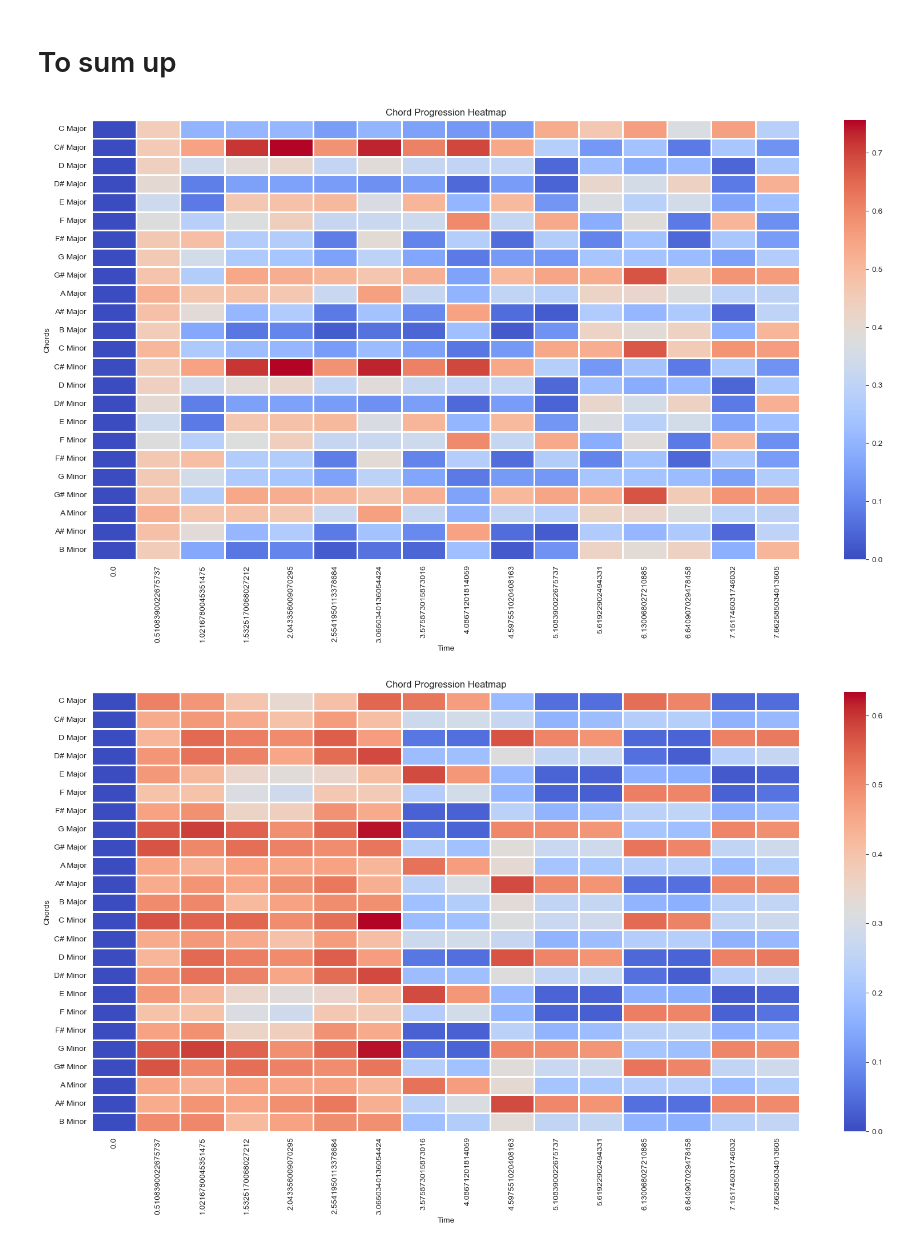
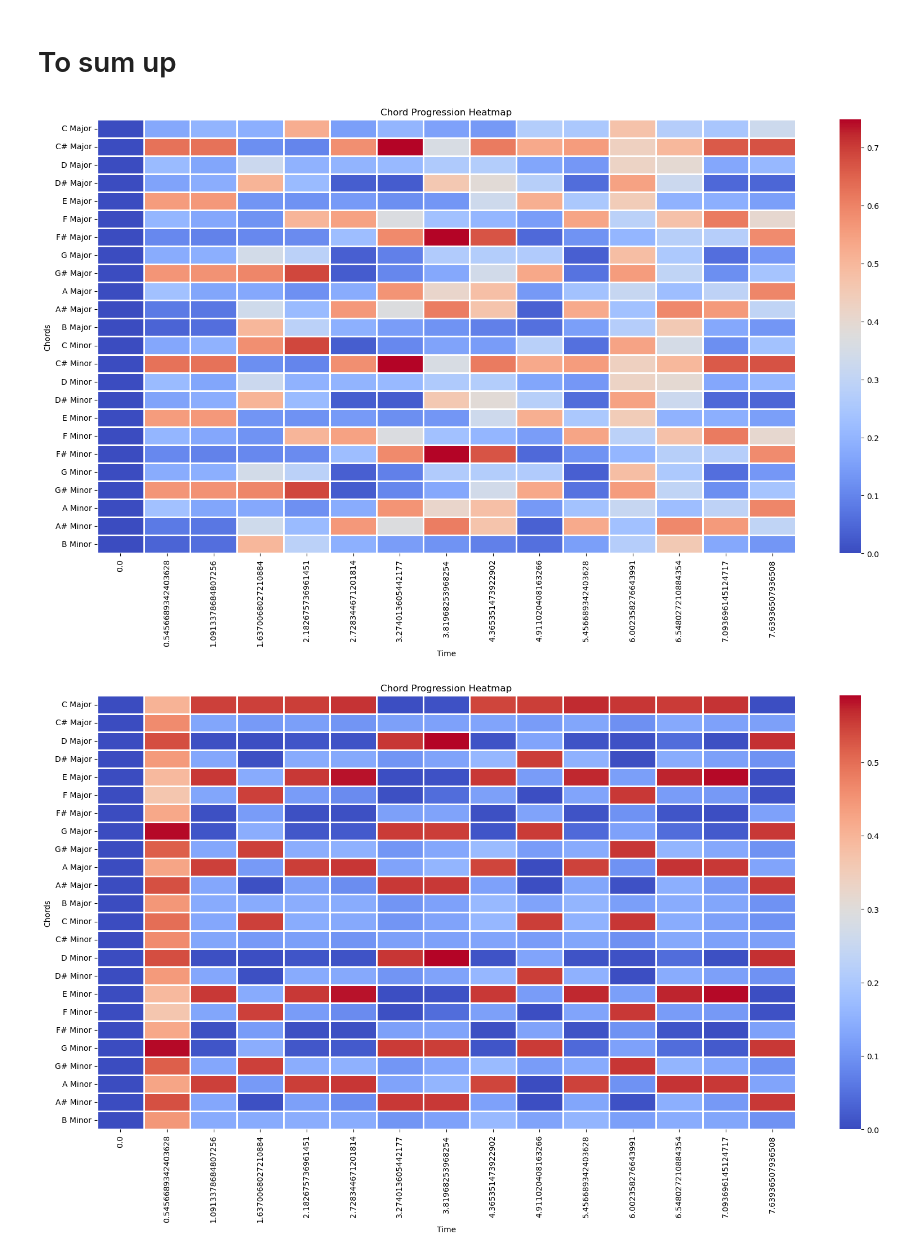
Before and after one commit to BacobaxUnitn/progetto_SIV, a Jupyter notebook: using_librosa.ipynb, the cells around one changed output. Cells and saved outputs as stored; diff of their text form; code cells hidden in the pictures.

```diff
--- a/using_librosa.ipynb
+++ b/using_librosa.ipynb
@@ -476,20 +29,0 @@ def filter_chord_df(df):
-# %%
-import seaborn as sns
-def plot_chord_heatmap(df, window:(int,int)=None):
-
-    time_df = df.set_index("time", inplace=False)
-
-    if window is not None:
-            start, end = window
-            time_df = time_df.loc[start:end]
-
-    plt.figure(figsize=(20, 10))  # Set figure size
-    sns.heatmap(time_df.T, cmap="coolwarm", annot=False, linewidths=1)
-
-    # Add labels and title
-    plt.xlabel("Time")
-    plt.ylabel("Chords")
-    plt.title("Chord Progression Heatmap")
-
-    plt.show()
-#plot_chord_heatmap(df, window=(10, 20))
@@ -517,18 +30,17 @@ plot_chord_heatmap(filter_df, window=(0, 8))
 # %% [markdown]
 # To sum up
-# %%
-def clean_chord_score_from_chroma(chroma, chord_templates):
-    df = create_chord_df(chroma, chord_templates)
-    sampled_df = sample_df_per_beats(y, sr, hop_size, df)
-    filter_df = filter_chord_df(sampled_df)
-    return filter_df
-# %%
-def clean_chord_score_from_filename(file_path, chord_templates):
-    _, median_chroma, _ = create_and_smooth_chroma(file_path)
-    return clean_chord_score_from_chroma(median_chroma, chord_templates)
+# %%
+def clean_chord_score_from_filename(file_path):
+    chroma_studio = create_chroma_studio(
+        file_path=file_path,
+        fft_size=WINDOW_SIZE,
+        hop_length=HOP_SIZE,
+        sr=RATE
+    )
+    return clean_chord_score_from_chroma(chroma_studio)
 # %%
-plot_chord_heatmap(clean_chord_score_from_filename(AUDIO_FILE, chord_templates), window=(0, 8))
-plot_chord_heatmap(clean_chord_score_from_filename(AUDIO_FILE_1, chord_templates), window=(0, 8))
+plot_chord_heatmap(clean_chord_score_from_filename(AUDIO_FILE), window=(0, 8))
+plot_chord_heatmap(clean_chord_score_from_filename(AUDIO_FILE_1), window=(0, 8))
 # %% [output]
-[figure, old version]
+[figure, new version]
-[figure, old version]
+[figure, new version]
```
Also changed, not shown: parts of 41 cells of this notebook, 7 other files.
